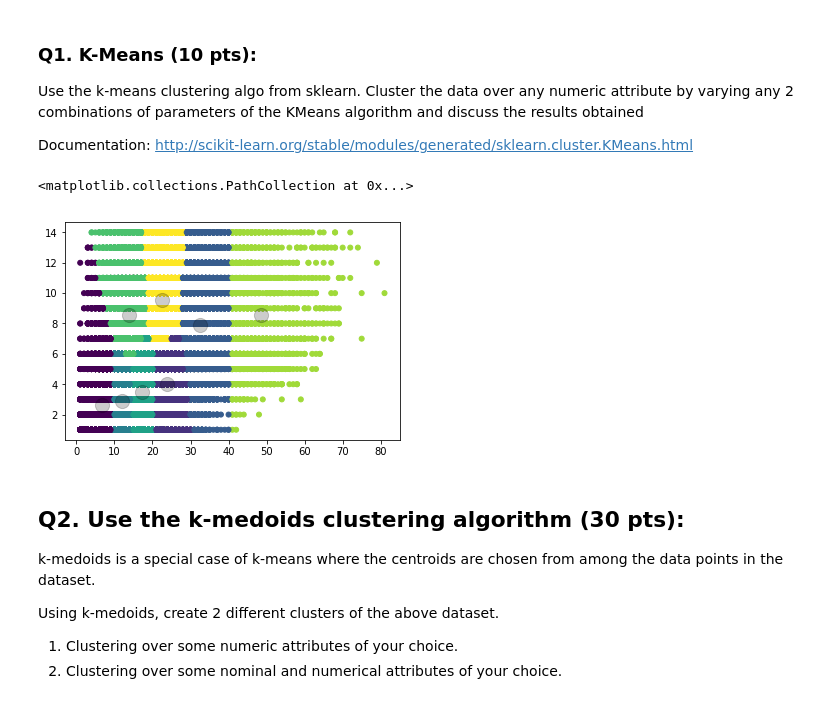
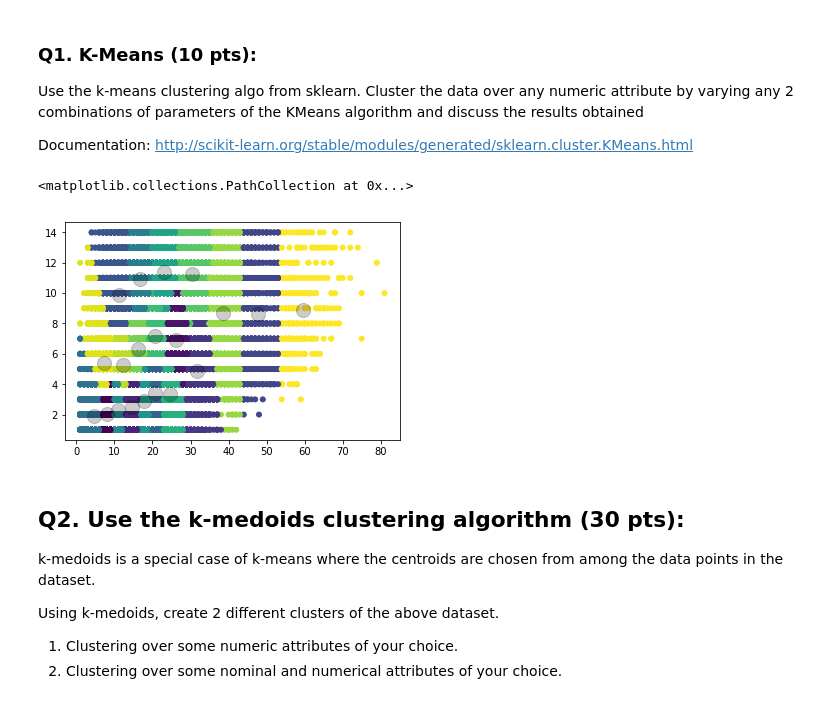
Before and after one commit to linkvetern64/491HW, a Jupyter notebook: HW2/HW2-Clustering.ipynb, the cells around one changed output. Drawn from its saved outputs; the diff is of its cells as text; code cells hidden in the pictures.

```diff
--- a/HW2/HW2-Clustering.ipynb
+++ b/HW2/HW2-Clustering.ipynb
@@ -34,22 +34,22 @@ http://scikit-learn.org/stable/modules/generated/sklearn.cluster.KMeans.html
 # %%
 from sklearn.cluster import KMeans
 import matplotlib.pyplot as plt
 %matplotlib inline
 
 cluster = pd.DataFrame(columns=['num_medications', 'time_in_hospital'])
 cluster['num_medications'] = df['num_medications'].copy()
 cluster['time_in_hospital'] = df['time_in_hospital'].copy()
 
-kmeans = KMeans(n_clusters=8).fit(cluster)
+kmeans = KMeans(n_clusters=20).fit(cluster)
 
 y_kmeans = kmeans.predict(cluster)
 plt.scatter(cluster.num_medications, cluster.time_in_hospital, c=y_kmeans, s=25, cmap='viridis')
 
 centers = kmeans.cluster_centers_
 plt.scatter(centers[:, 0], centers[:, 1], c='black', s=200, alpha=0.2)
 # %% [output]
 <matplotlib.collections.PathCollection at 0x...>
-[figure, old version]
+[figure, new version]
 # %% [markdown]
 ## Q2. Use the k-medoids clustering algorithm (30 pts):
 
```
Also changed, not shown: parts of 4 cells of this notebook.
